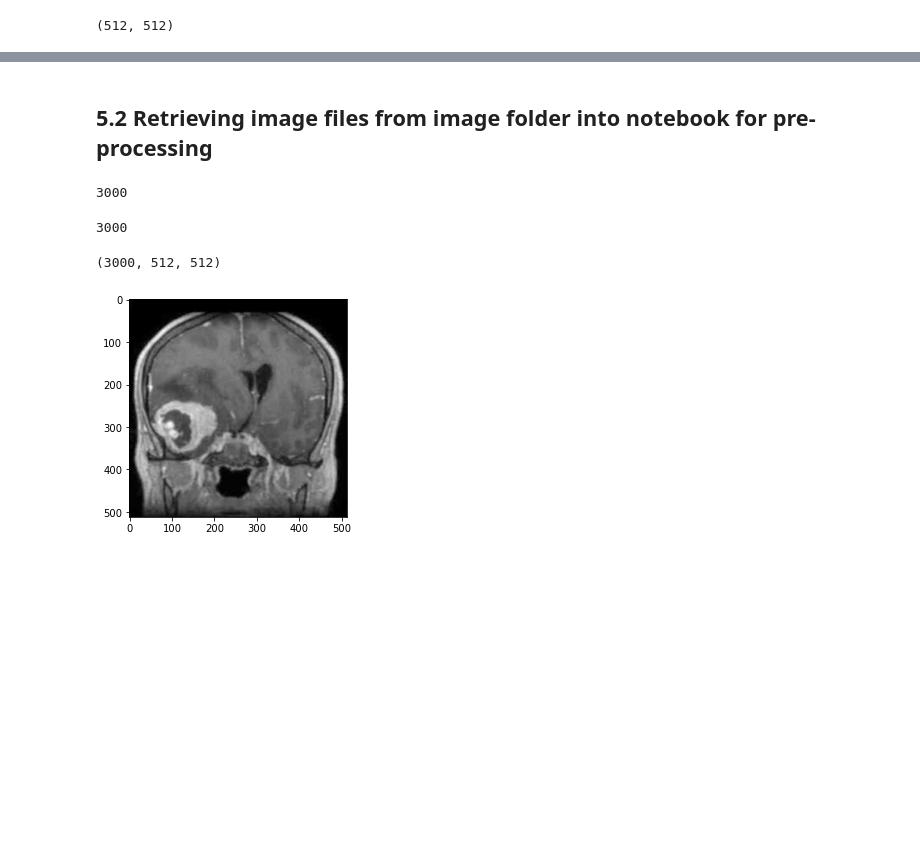
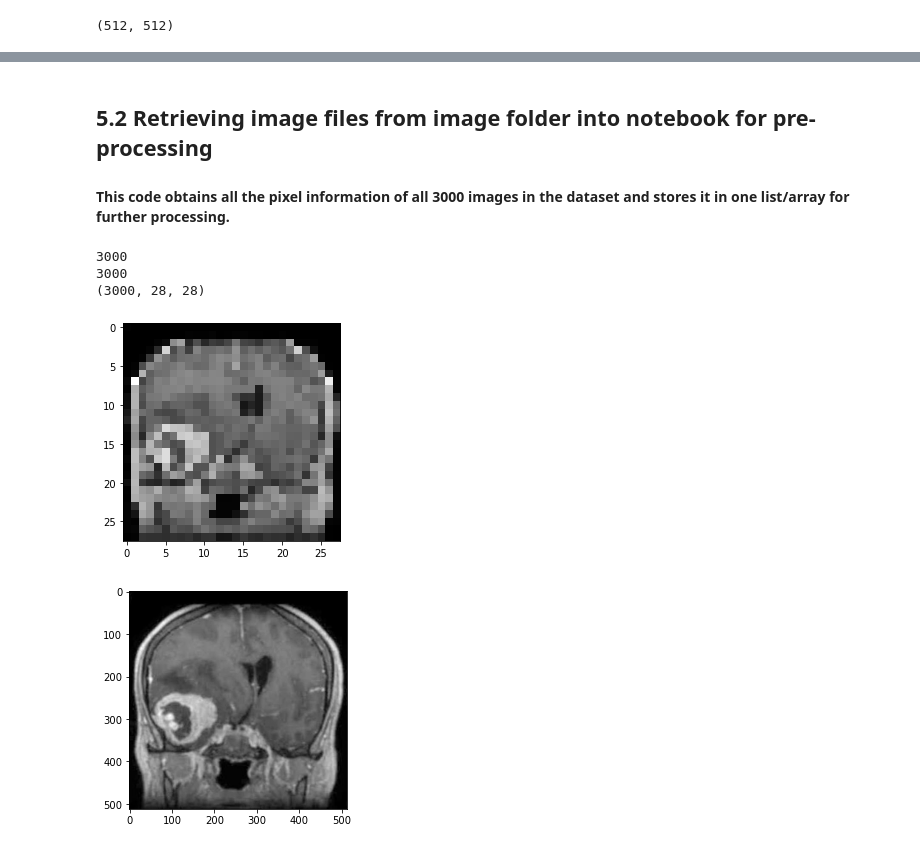
Before and after one commit to Trinity-Actual/AMLS_21-22_SN17081058, a Jupyter notebook: Data-Preprocessing.ipynb, the cells around one changed output, grey strips where cells are left out. Cells and saved outputs as stored; diff of their text form; code cells hidden in the pictures; blank space fills up the shorter version.

```diff
--- a/Data-Preprocessing.ipynb
+++ b/Data-Preprocessing.ipynb
@@ -282,23 +298,34 @@ print(img_array.shape)
 # %% [markdown]
 ## 5.2 Retrieving image files from image folder into notebook for pre-processing
+#### This code obtains all the pixel information of all 3000 images in the dataset and stores it in one list/array for further processing.
 # %%
-#This code obtains all the pixel information of all 3000 images in the dataset and stores it in one list/array for further processing.
-
 #Initialises empty list for population through for loop
 image_data = []
 #Setting the path to the images
 file_path = 'dataset\image'
 
+#This determines the dimensions of the images we want. Will resize the original images through the for loop
+# Setting to 28 results in a 28 * 28 picture or 784 total pixels/features
+IMG_SIZE = 28
+
 #For loop will run through all items in the directory listed, in this case the image folder containing all 3000 mri images in our dataset.
 #x in this case will print out the full filename (in this case the name of each IMAGE_xxxx.jpg), therefore we can use it to generate paths to
 #All the images via the for loop.
+
+#tqdm just gives a progress bar for image extraction process
+#listdir counts total number of items in the designated folder, in this case the image folder with all the original images
 for x in tqdm(os.listdir(file_path)):
     #Creates path to images per iteration
     image_path = os.path.join(file_path,x)
+
     #Reads the corresponding image using cv2.imread
     file_array = cv2.imread(image_path, cv2.IMREAD_GRAYSCALE)
+
+    #Resizes images based on the value of IMG_SIZE
+    resize_file_array = cv2.resize(file_array, (IMG_SIZE,IMG_SIZE))
+
     #Stores the image array information into the image_data list created. Append makes sure it adds information in order.
-    image_data.append(file_array)
+    image_data.append(resize_file_array)
 
     #CODE FOR DEBUGGING
     #print(x)
@@ -311,20 +338,26 @@ Imagedata_array = np.array(image_data)
 
 #Verifies the for loop executed correctly, array and list should have 3000 entries.
 print(len(Imagedata_array))
-len(image_data)
+print(len(image_data))
+
+#Verify the array dimensions.
+#Array of imagedata is a 3D Array with 3000 elements with each element containing 512 x 512 pixel data in array format
+# WE HAVE RESIZED THE IMAGES TO 50 * 50 NOW
+print(Imagedata_array.shape)
 # %% [output]
 3000
+3000
+(3000, 28, 28)
-3000
-# %%
-#Verify the array dimensions.
-#Array of imagedata is a 3D Array with 3000 elements with each element containing 512 x 512 pixel data in array format
-print(Imagedata_array.shape)
-# %% [output]
-(3000, 512, 512)
 # %%
-#testing array indexing and whether obtaining image data was successful by calling images in the array, inthis case the 3rd image IMAGE_0003.jpg.
+#testing array indexing and whether obtaining image data was successful by calling images in the array, in this case the 3rd image IMAGE_0002.jpg.
 # Order of array should match naming in original image file
 plt.imshow(Imagedata_array[2,:], cmap='gray')
 plt.show()
+
+# Comparison to original image
+img_0002 = cv2.imread(".\dataset\image\IMAGE_0002.jpg",cv2.IMREAD_GRAYSCALE)
+plt.imshow(img_0002, cmap='gray')
+plt.show()
 # %% [output]
-[figure, old version]
+[figure, new version]
+[figure, added]
```
Also changed, not shown: parts of 20 cells of this notebook, 1 other file.
